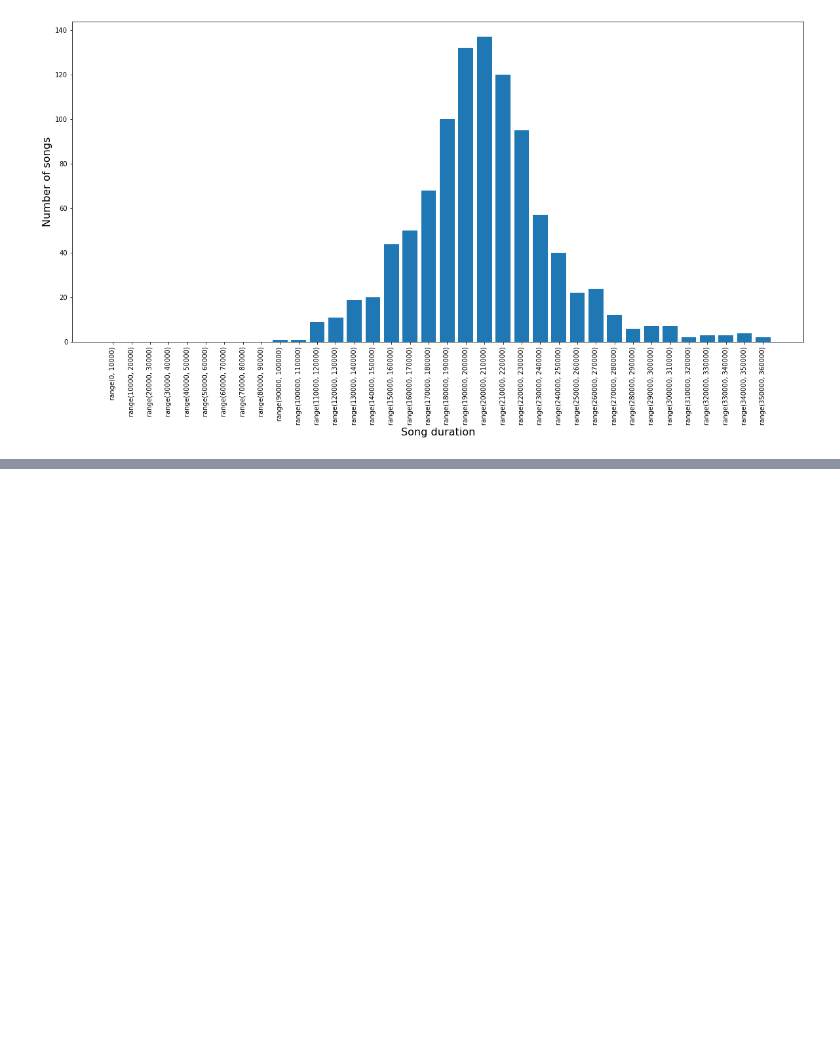
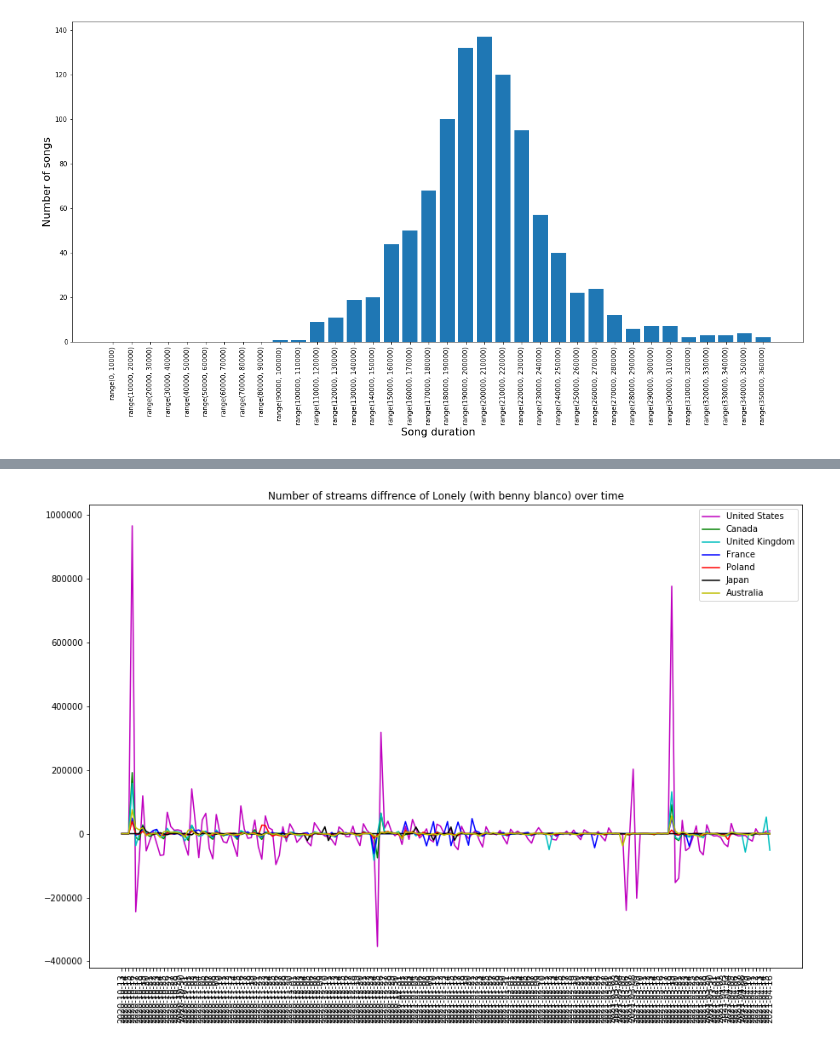
Before and after one commit to Andropogon/Eksploracja-Danych---Projekt, a Jupyter notebook: project_v1.ipynb, the cells around one changed output, grey strips where cells are left out. Saved outputs shown, nothing was run; the diff lists cells and outputs as text; code cells hidden in the pictures; blank space fills up the shorter version.

```diff
--- a/project_v1.ipynb
+++ b/project_v1.ipynb
@@ -289,0 +359,31 @@ plot_top_songs_length("global", top=1000)
+# %%
+def incremental_data(title, path = '', start_date='', end_date=''):
+    if path:
+        out = pd.read_csv(path)
+    else:
+        if start_date != '' and end_date !='':
+            out = daily_streams_between_countries(start_date, end_date, title)
+        else:
+            print('Field start_date, or end_date is empty')
+    out_dif = pd.DataFrame()
+    for country in out:
+        if country == 'date':
+            out_dif[country] = out['date']
+        else:
+            if country:
+                out_dif[country] = [out[country][x] if x == 0 else out[country][x] - out[country][x-1] for x in range(0, out[country].shape[0])]
+    return out_dif
+
+def plot_incremental_song(title, data):
+    fig = plt.figure(figsize=(15,10))
+    plt.plot(data['date'], data['us'], color='m', label='United States' )
+    plt.plot(data['date'], data['ca'], color='g', label='Canada' )
+    plt.plot(data['date'], data['gb'], color='c', label='United Kingdom' )
+    plt.plot(data['date'], data['fr'], color='b', label='France' )
+    plt.plot(data['date'], data['pl'], color='r', label='Poland' )
+    plt.plot(data['date'], data['jp'], color='k', label='Japan' )
+    plt.plot(data['date'], data['au'], color='y', label='Australia' )
+    plt.title('Number of streams diffrence of ' + title +' over time')
+    plt.legend()
+    plt.xticks(rotation=90)
+    plt.show()
@@ -289,0 +396,5 @@ plot_top_songs_length("global", top=1000)
+# %%
+out_dif = incremental_data('Lonely (with benny blanco)', path='./data/Lonely (with benny blanco)_incremental.csv')
+plot_incremental_song('Lonely (with benny blanco)', out_dif)
+# %% [output]
+[figure, added]
```
Also changed, not shown: parts of 15 cells of this notebook, 5 other files.
